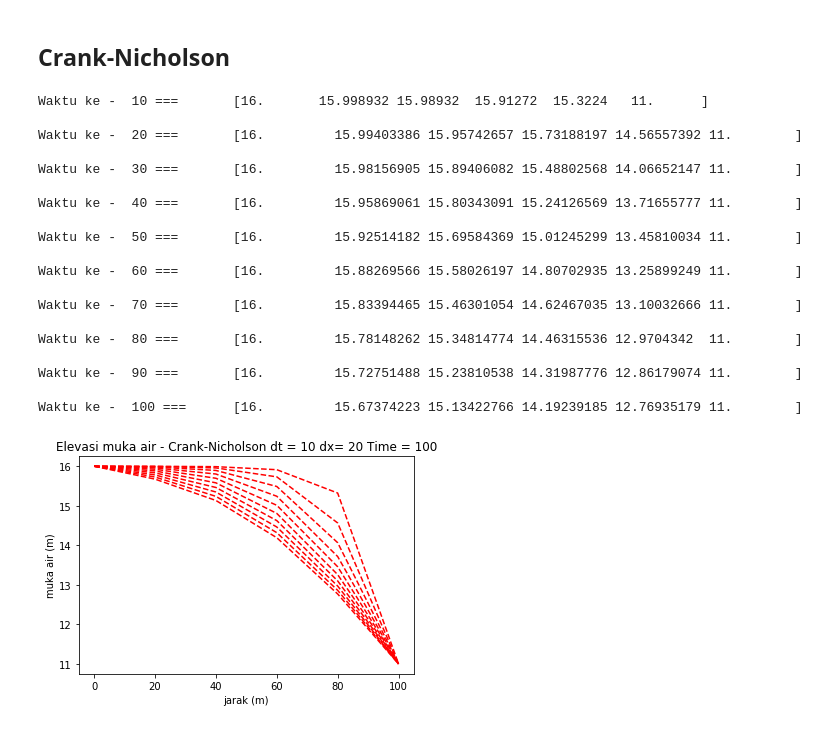
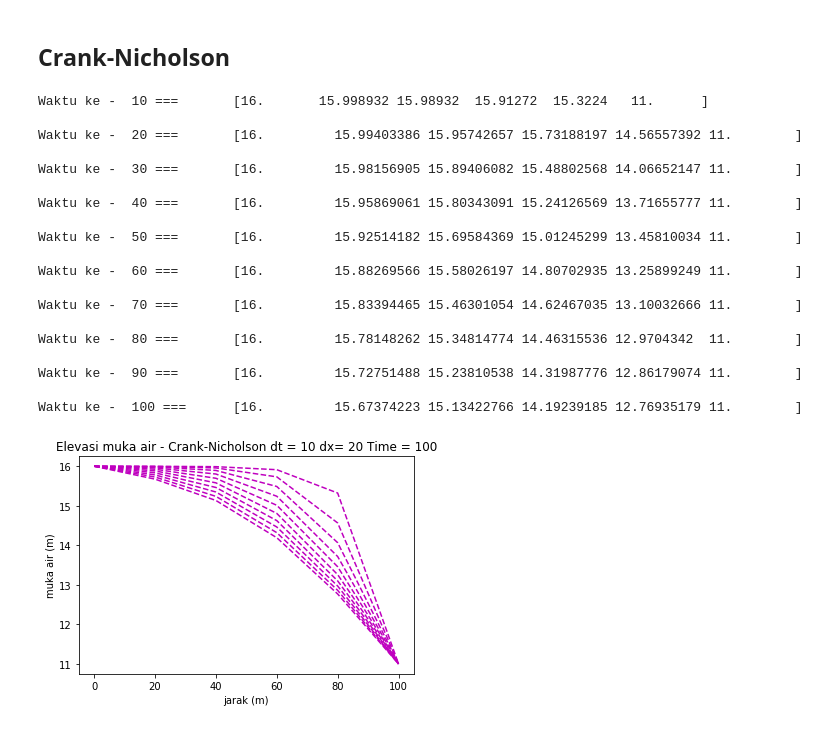
Before and after one commit to taruma/belajar-tsa, a Jupyter notebook: Metnum Explisit dan Implisit.ipynb, the cells around one changed output. Drawn from its saved outputs; the diff is of its cells as text; code cells hidden in the pictures.

```diff
--- a/Metnum Explisit dan Implisit.ipynb
+++ b/Metnum Explisit dan Implisit.ipynb
@@ -207,7 +206,7 @@ for i in range(0, tmax):
 
     waktu += dt
     print('Waktu ke - ', waktu, "=== \t", h, '\n')
-    plt.plot(absis, h, 'r--')
+    plt.plot(absis, h, 'k--')
 
 plt.xlabel('jarak (m)')
 plt.ylabel('muka air (m)')
@@ -289,32 +288,32 @@ for i in range(0, tmax):
 
     h = np.copy(hn)
 
     waktu += dt
     print('Waktu ke - ', waktu, "=== \t", h, '\n')
-    plt.plot(absis, h, 'r--')
+    plt.plot(absis, h, 'm--')
 
 plt.xlabel('jarak (m)')
 plt.ylabel('muka air (m)')
 msg = 'dt = ' + str(dt) + ' dx= ' + str(dx) + ' Time = ' + str(t)
 plt.title('Elevasi muka air - Crank-Nicholson ' + msg);
 # %% [output]
 Waktu ke -  10 ===       [16.       15.998932 15.98932  15.91272  15.3224   11.      ]
 
 Waktu ke -  20 ===       [16.         15.99403386 15.95742657 15.73188197 14.56557392 11.        ]
 
 Waktu ke -  30 ===       [16.         15.98156905 15.89406082 15.48802568 14.06652147 11.        ]
 
 Waktu ke -  40 ===       [16.         15.95869061 15.80343091 15.24126569 13.71655777 11.        ]
 
 Waktu ke -  50 ===       [16.         15.92514182 15.69584369 15.01245299 13.45810034 11.        ]
 
 Waktu ke -  60 ===       [16.         15.88269566 15.58026197 14.80702935 13.25899249 11.        ]
 
 Waktu ke -  70 ===       [16.         15.83394465 15.46301054 14.62467035 13.10032666 11.        ]
 
 Waktu ke -  80 ===       [16.         15.78148262 15.34814774 14.46315536 12.9704342  11.        ]
 
 Waktu ke -  90 ===       [16.         15.72751488 15.23810538 14.31987776 12.86179074 11.        ]
 
 Waktu ke -  100 ===      [16.         15.67374223 15.13422766 14.19239185 12.76935179 11.        ]
-[figure, old version]
+[figure, new version]
```
Also changed, not shown: parts of 2 cells of this notebook.
